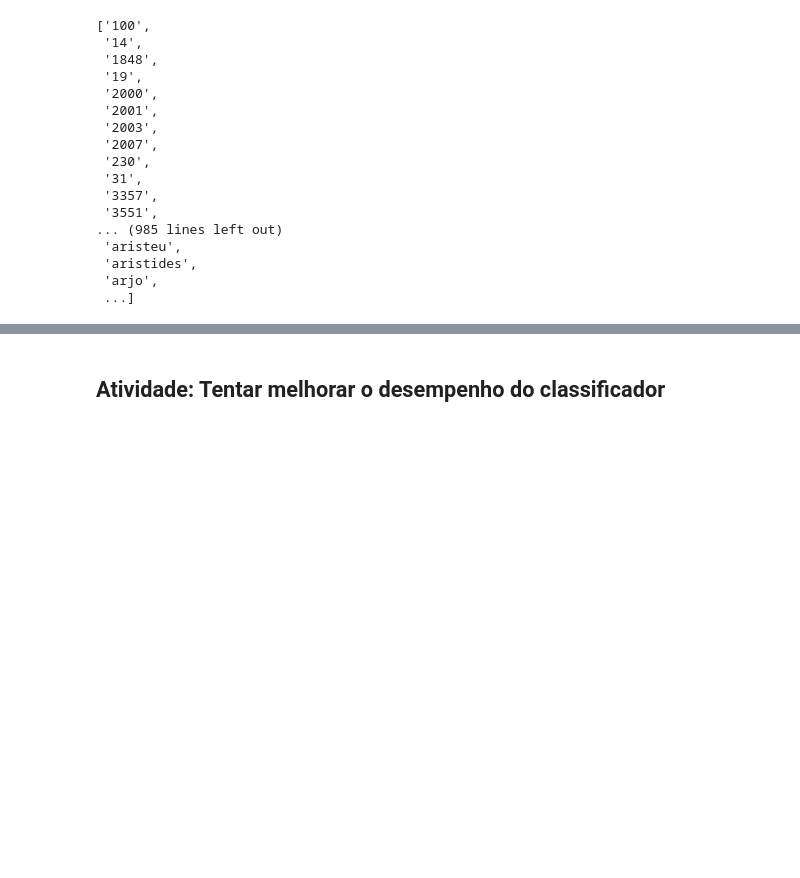
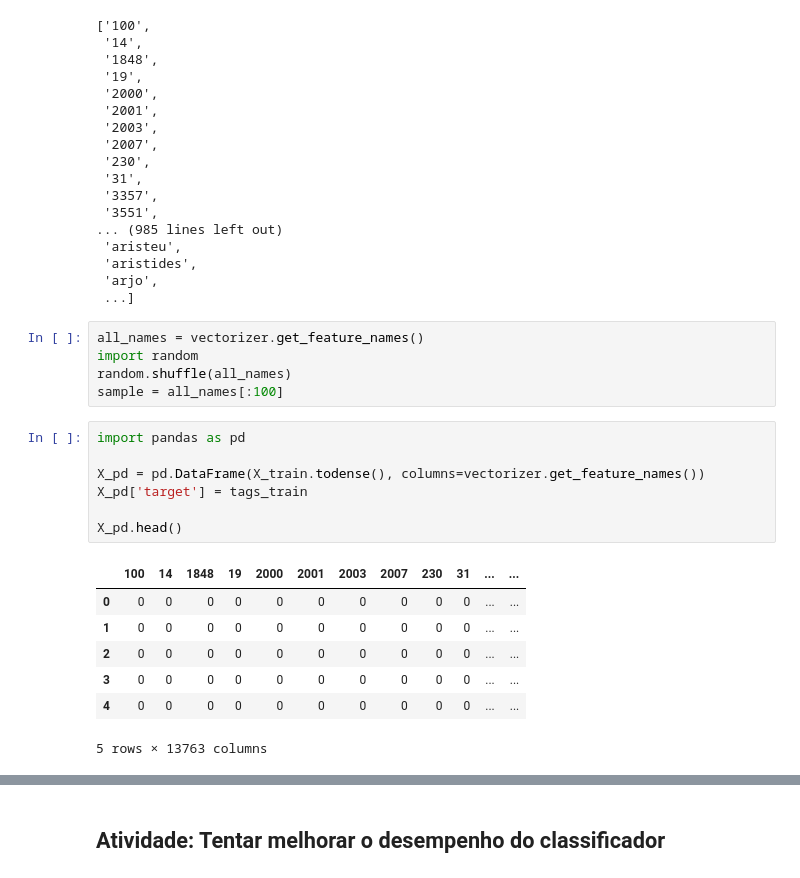
Before and after one commit to fnbalves/curso_machine_learning, a Jupyter notebook: Aprendendo python - parte 4 (processamento de texto e nltk).ipynb, the cells around one changed output, grey strips where cells are left out. Drawn from its saved outputs; the diff is of its cells as text; blank space fills up the shorter version.

```diff
--- a/Aprendendo python - parte 4 (processamento de texto e nltk).ipynb
+++ b/Aprendendo python - parte 4 (processamento de texto e nltk).ipynb
@@ -428,3 +428,23 @@ vectorizer.get_feature_names()
  'aristides',
  'arjo',
  ...]
+# %%
+all_names = vectorizer.get_feature_names()
+import random
+random.shuffle(all_names)
+sample = all_names[:100]
+# %%
+import pandas as pd
+
+X_pd = pd.DataFrame(X_train.todense(), columns=vectorizer.get_feature_names())
+X_pd['target'] = tags_train
+
+X_pd.head()
+# %% [output]
+|  | 100 | 14 | 1848 | 19 | 2000 | 2001 | 2003 | 2007 | 230 | 31 | ... | ... |
+| 0 | 0 | 0 | 0 | 0 | 0 | 0 | 0 | 0 | 0 | 0 | ... | ... |
+| 1 | 0 | 0 | 0 | 0 | 0 | 0 | 0 | 0 | 0 | 0 | ... | ... |
+| 2 | 0 | 0 | 0 | 0 | 0 | 0 | 0 | 0 | 0 | 0 | ... | ... |
+| 3 | 0 | 0 | 0 | 0 | 0 | 0 | 0 | 0 | 0 | 0 | ... | ... |
+| 4 | 0 | 0 | 0 | 0 | 0 | 0 | 0 | 0 | 0 | 0 | ... | ... |
+5 rows × 13763 columns
```
Also changed, not shown: parts of 43 cells of this notebook, 2 other files.
